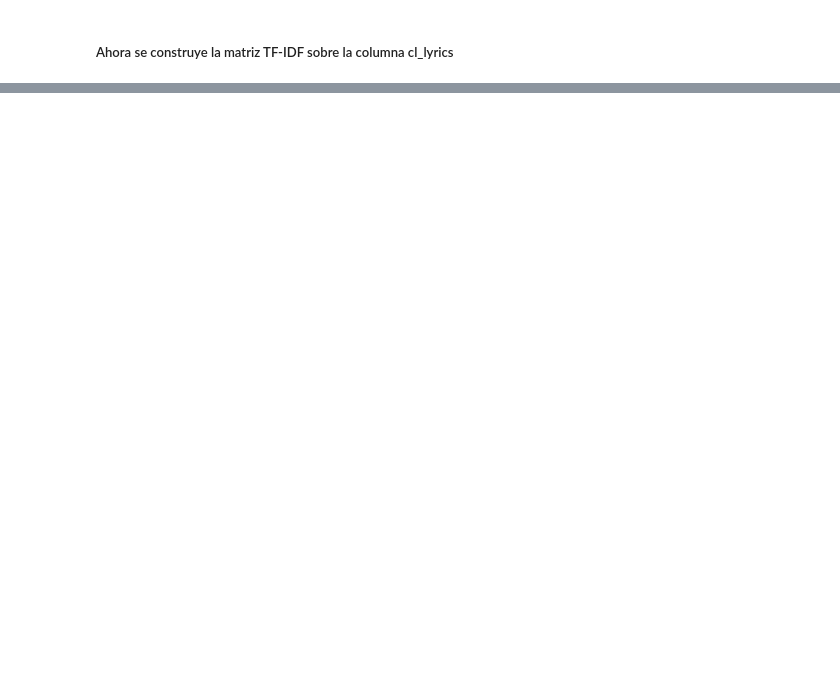
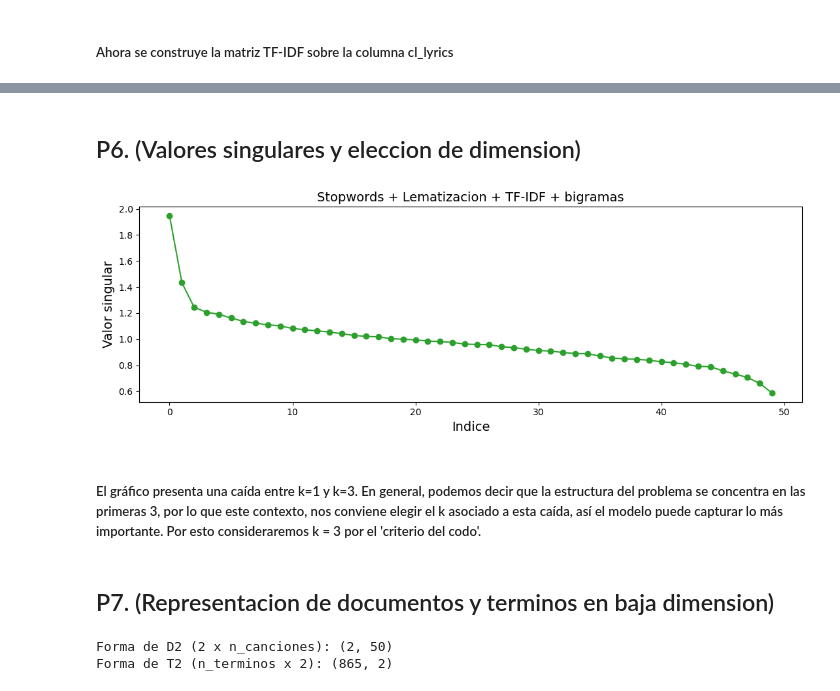
Before and after one commit to raylovesmusic/Proyecto-1---IMT2230, a Jupyter notebook: proyecto.ipynb, the cells around one changed output, grey strips where cells are left out. Cells and saved outputs as stored; diff of their text form; code cells hidden in the pictures; blank space fills up the shorter version.

```diff
--- a/proyecto.ipynb
+++ b/proyecto.ipynb
@@ -213,0 +258,40 @@ Bigramas: 2957
+# %% [markdown]
+## P6. (Valores singulares y eleccion de dimension)
+# %%
+plt.figure(figsize=(11, 4))
+
+plt.plot(S, marker="o", color="tab:green")
+plt.title("Stopwords + Lematizacion + TF-IDF + bigramas", fontsize=14)
+plt.xlabel("Indice", fontsize=14)
+plt.ylabel("Valor singular", fontsize=14)
+
+plt.tight_layout()
+plt.show()
+# %% [output]
+[figure, added]
+# %% [markdown]
+##### El gráfico presenta una caída entre k=1 y k=3. En general, podemos decir que la estructura del problema se concentra en las primeras 3, por lo que este contexto, nos conviene elegir el k asociado a esta caída, así el modelo puede capturar lo más importante. Por esto consideraremos k = 3 por el 'criterio del codo'.
+# %% [markdown]
+## P7. (Representacion de documentos y terminos en baja dimension)
+# %%
+
+x = 0
+y = 1
+
+# valores singulares correspondientes
+sigma_a = S[x]
+sigma_b = S[y]
+
+# Construimos las matrices de coordenadas 2D para el gráfico
+D2 = np.array([sigma_a * Vt[x, :],
+               sigma_b * Vt[y, :]])
+
+# Coordenadas de Términos (T2)
+T2 = np.array([U[:, x] * sigma_a,
+               U[:, y] * sigma_b]).T
+
+print(f"Forma de D2 (2 x n_canciones): {D2.shape}")
+print(f"Forma de T2 (n_terminos x 2): {T2.shape}")
+# %% [output]
+Forma de D2 (2 x n_canciones): (2, 50)
+Forma de T2 (n_terminos x 2): (865, 2)
```
Also changed, not shown: parts of 22 cells of this notebook.
